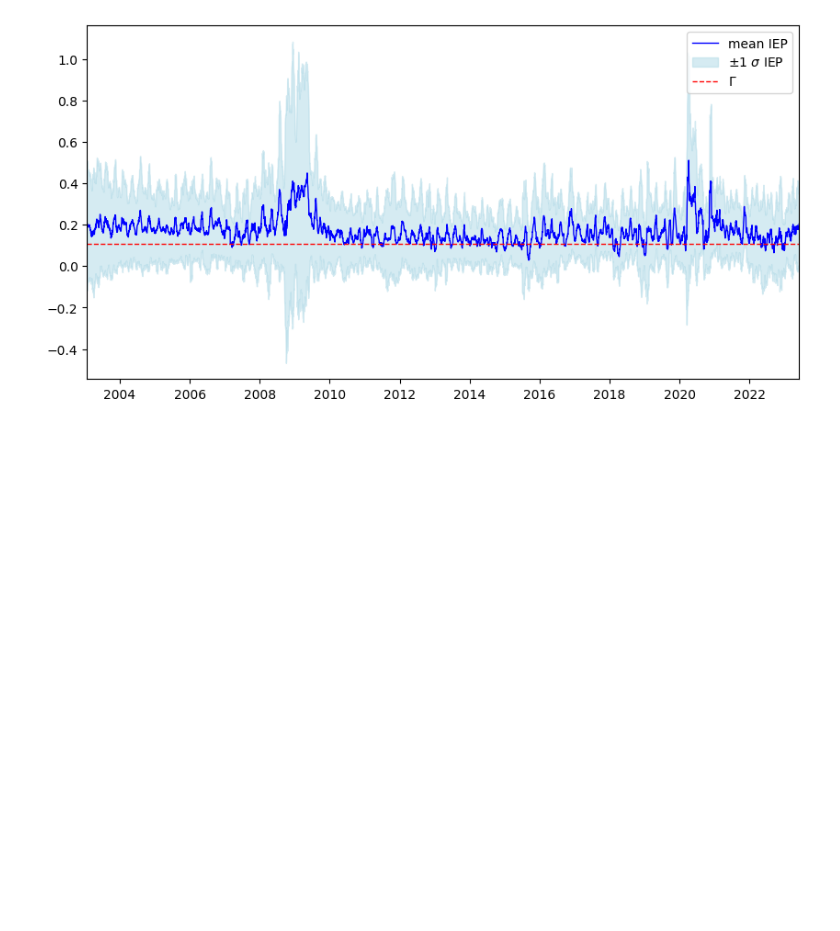
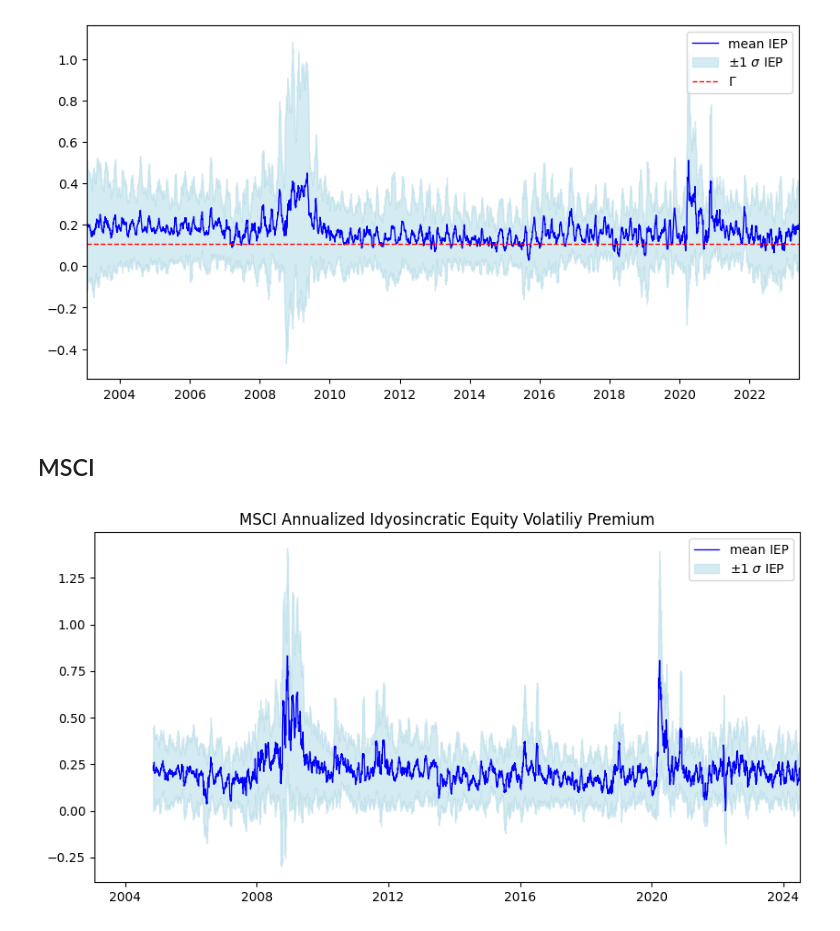
Before and after one commit to fcelya/long-short-pnl-drivers, a Jupyter notebook: tfg-escrito/sections/test.ipynb, the cells around one changed output. Drawn from its saved outputs; the diff is of its cells as text; code cells hidden in the pictures; blank space fills up the shorter version.

Commit message:
Added msci files

```diff
--- a/tfg-escrito/sections/test.ipynb
+++ b/tfg-escrito/sections/test.ipynb
@@ -167,3 +167,31 @@ plt.legend()
 plt.show()
 # %% [output]
 [figure]
+# %% [markdown]
+## MSCI
+# %%
+market_spread_over_sp = pd.read_csv('../../1mo_rolling_hist_stock_minus_msci_vol.csv', index_col=0, parse_dates=True)
+
+s_mean = market_spread_over_sp.mean(axis=1)
+s_std = market_spread_over_sp.std(axis=1)
+plt.figure(figsize=(10, 5))
+plt.plot(s_mean, label='mean IEP', color='blue',linewidth=1)
+plt.plot()
+
+# Plot shaded region for ±1 standard deviation
+plt.fill_between(
+    s_mean.index,
+    s_mean - s_std,
+    s_mean + s_std,
+    color='lightblue', alpha=0.5, label=r'±1 $\sigma$ IEP'
+)
+
+# plt.xlabel('Date')
+# plt.ylabel('Value')
+
+plt.xlim(s_mean.index.min(), s_mean.index.max())
+plt.title('MSCI Annualized Idyosincratic Equity Volatiliy Premium')
+plt.legend()
+plt.show()
+# %% [output]
+[figure, added]
```
Also changed, not shown: 8 other files.
